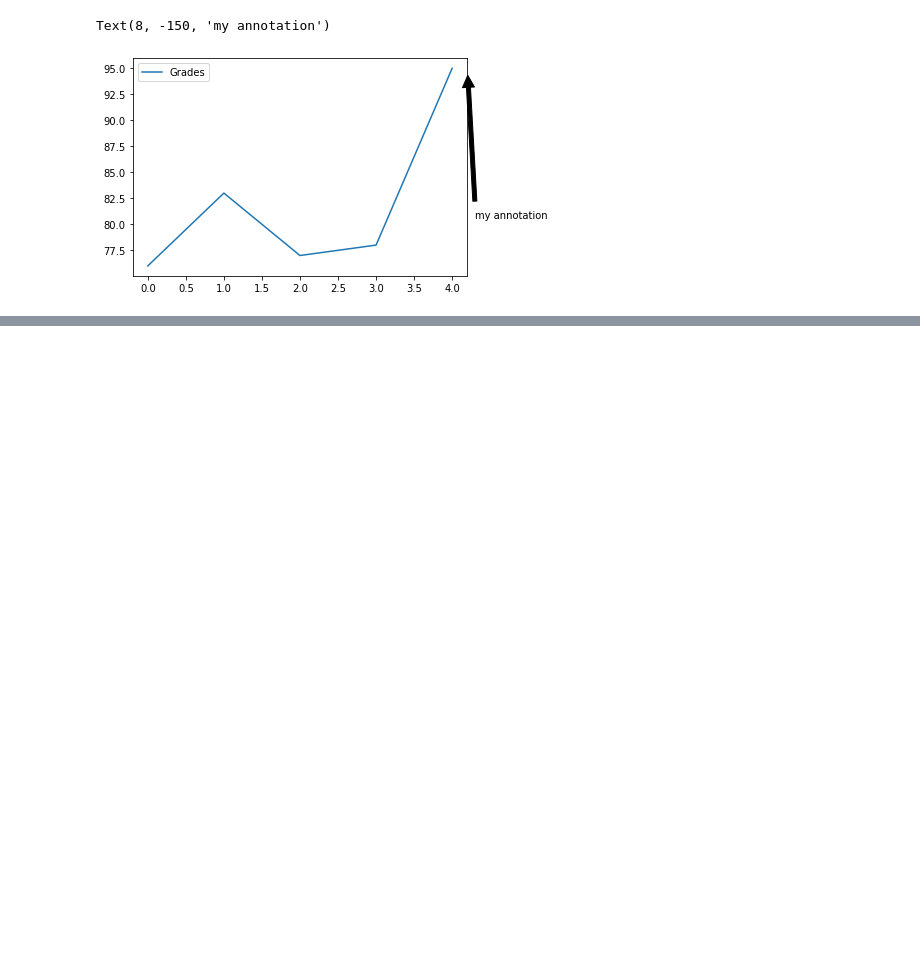
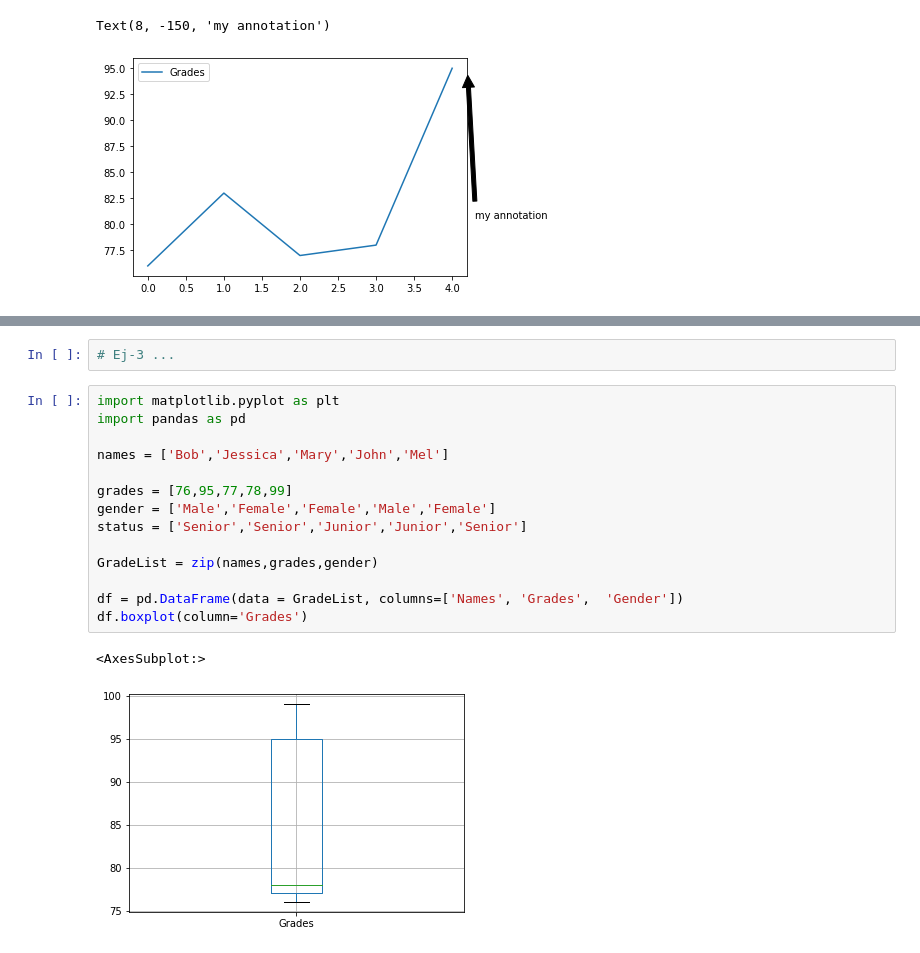
Before and after one commit to GTD2101-ACD-GA-EJ22/2-ADiagDatos, a Jupyter notebook: 2-VisDatos.ipynb, the cells around one changed output, grey strips where cells are left out. Cells and saved outputs as stored; diff of their text form; blank space fills up the shorter version.

Commit message:
Graficos de Boxplot...

```diff
--- a/2-VisDatos.ipynb
+++ b/2-VisDatos.ipynb
@@ -193,0 +231,19 @@ Text(8, -150, 'my annotation')
+# %%
+# Ej-3 ...
+# %%
+import matplotlib.pyplot as plt
+import pandas as pd
+
+names = ['Bob','Jessica','Mary','John','Mel']
+
+grades = [76,95,77,78,99]
+gender = ['Male','Female','Female','Male','Female']
+status = ['Senior','Senior','Junior','Junior','Senior']
+
+GradeList = zip(names,grades,gender)
+
+df = pd.DataFrame(data = GradeList, columns=['Names', 'Grades',  'Gender'])
+df.boxplot(column='Grades')
+# %% [output]
+<AxesSubplot:>
+[figure, added]
```
Also changed, not shown: parts of 10 cells of this notebook.
